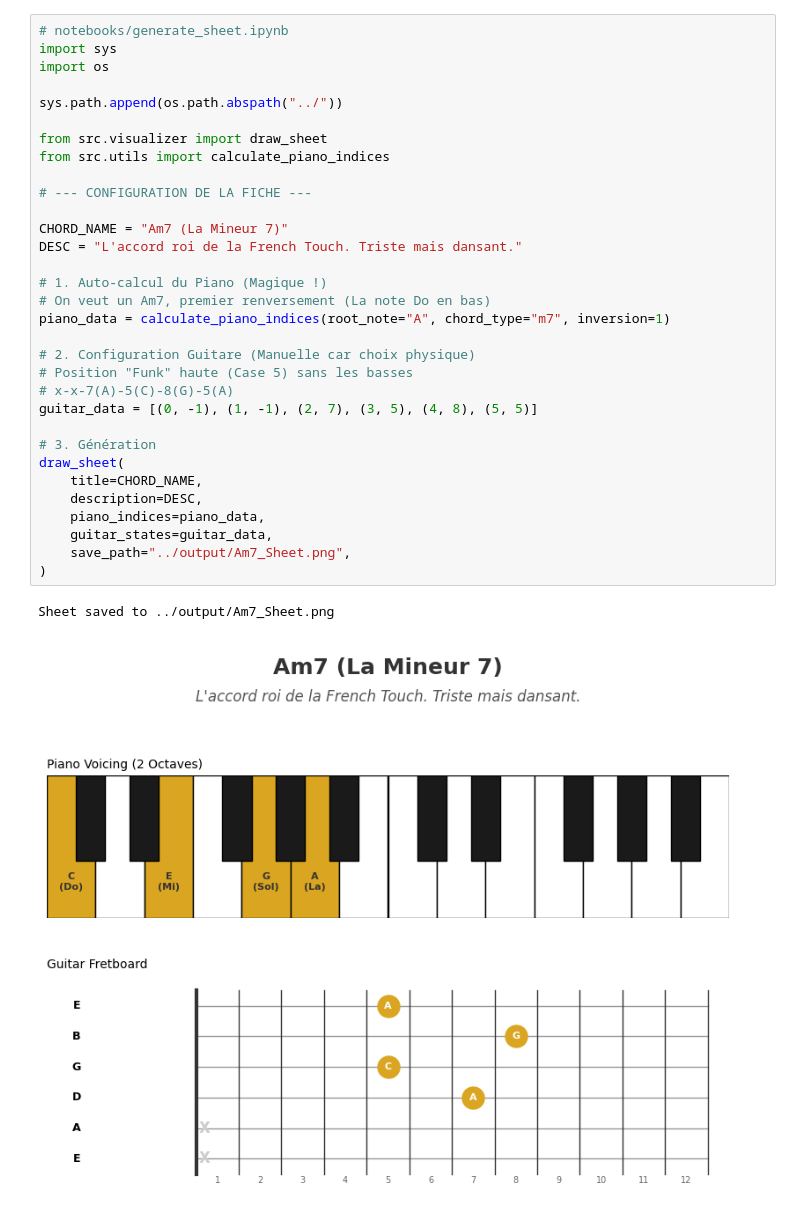
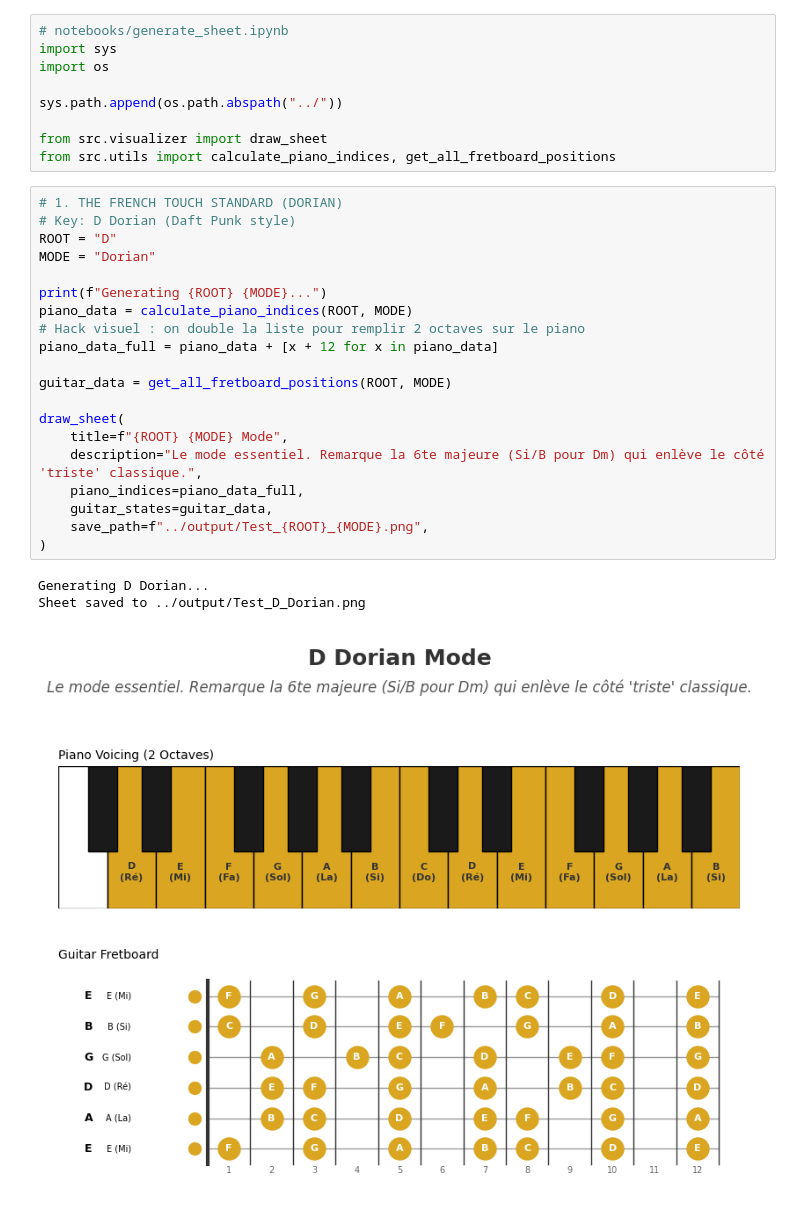
Before and after one commit to RaynorEtienn/Music, a Jupyter notebook: notebooks/generate_sheet.ipynb, the cells around one changed output. Drawn from its saved outputs; the diff is of its cells as text.

```diff
--- a/notebooks/generate_sheet.ipynb
+++ b/notebooks/generate_sheet.ipynb
@@ -6,30 +6,28 @@ import os
 sys.path.append(os.path.abspath("../"))
 
 from src.visualizer import draw_sheet
-from src.utils import calculate_piano_indices
-
-# --- CONFIGURATION DE LA FICHE ---
-
-CHORD_NAME = "Am7 (La Mineur 7)"
-DESC = "L'accord roi de la French Touch. Triste mais dansant."
-
-# 1. Auto-calcul du Piano (Magique !)
-# On veut un Am7, premier renversement (La note Do en bas)
-piano_data = calculate_piano_indices(root_note="A", chord_type="m7", inversion=1)
-
-# 2. Configuration Guitare (Manuelle car choix physique)
-# Position "Funk" haute (Case 5) sans les basses
-# x-x-7(A)-5(C)-8(G)-5(A)
-guitar_data = [(0, -1), (1, -1), (2, 7), (3, 5), (4, 8), (5, 5)]
-
-# 3. Génération
-draw_sheet(
-    title=CHORD_NAME,
-    description=DESC,
-    piano_indices=piano_data,
-    guitar_states=guitar_data,
-    save_path="../output/Am7_Sheet.png",
-)
+from src.utils import calculate_piano_indices, get_all_fretboard_positions
-# %% [output]
-Sheet saved to ../output/Am7_Sheet.png
-[figure, removed]
+# %%
+# 1. THE FRENCH TOUCH STANDARD (DORIAN)
+# Key: D Dorian (Daft Punk style)
+ROOT = "D"
+MODE = "Dorian"
+
+print(f"Generating {ROOT} {MODE}...")
+piano_data = calculate_piano_indices(ROOT, MODE)
+# Hack visuel : on double la liste pour remplir 2 octaves sur le piano
+piano_data_full = piano_data + [x + 12 for x in piano_data]
+
+guitar_data = get_all_fretboard_positions(ROOT, MODE)
+
+draw_sheet(
+    title=f"{ROOT} {MODE} Mode",
+    description="Le mode essentiel. Remarque la 6te majeure (Si/B pour Dm) qui enlève le côté 'triste' classique.",
+    piano_indices=piano_data_full,
+    guitar_states=guitar_data,
+    save_path=f"../output/Test_{ROOT}_{MODE}.png",
+)
+# %% [output]
+Generating D Dorian...
+Sheet saved to ../output/Test_D_Dorian.png
+[figure, added]
```
Also changed, not shown: parts of 2 cells of this notebook, 5 other files.
